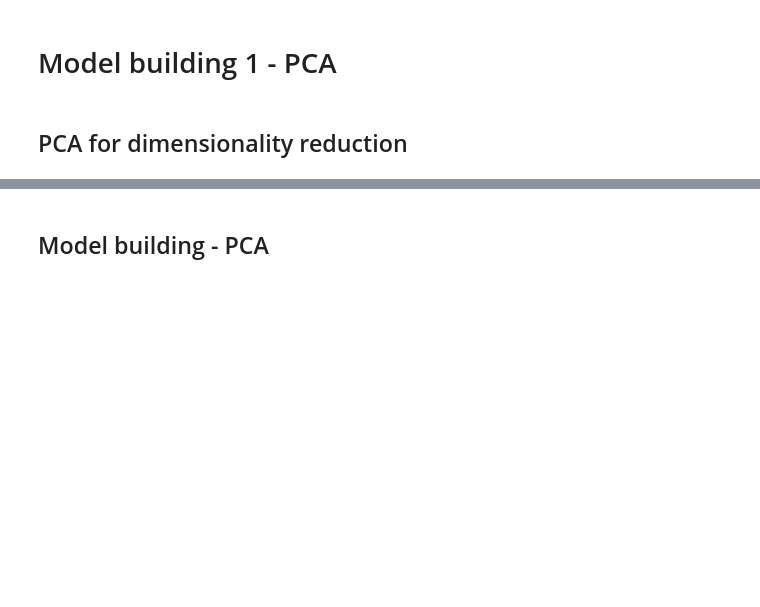
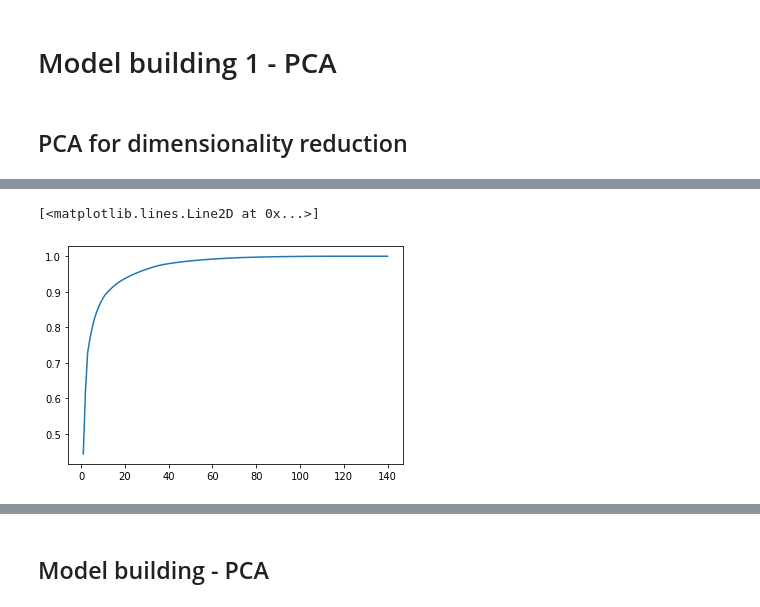
Before and after one commit to Lakshmi-1212/TelecomChurn_CaseStudy, a Jupyter notebook: TelcomChurn_CaseStudy.ipynb, the cells around one changed output, grey strips where cells are left out. Cells and saved outputs as stored; diff of their text form; code cells hidden in the pictures; blank space fills up the shorter version.

```diff
--- a/TelcomChurn_CaseStudy.ipynb
+++ b/TelcomChurn_CaseStudy.ipynb
@@ -503,0 +985,8 @@ sns.pairplot(df)
+# %%
+var_cumu = np.cumsum(pca.explained_variance_ratio_)
+
+# Making the scree plot
+plt.plot(range(1,len(var_cumu)+1), var_cumu)
+# %% [output]
+[<matplotlib.lines.Line2D at 0x...>]
+[figure, added]
```
Also changed, not shown: parts of 108 cells of this notebook.
